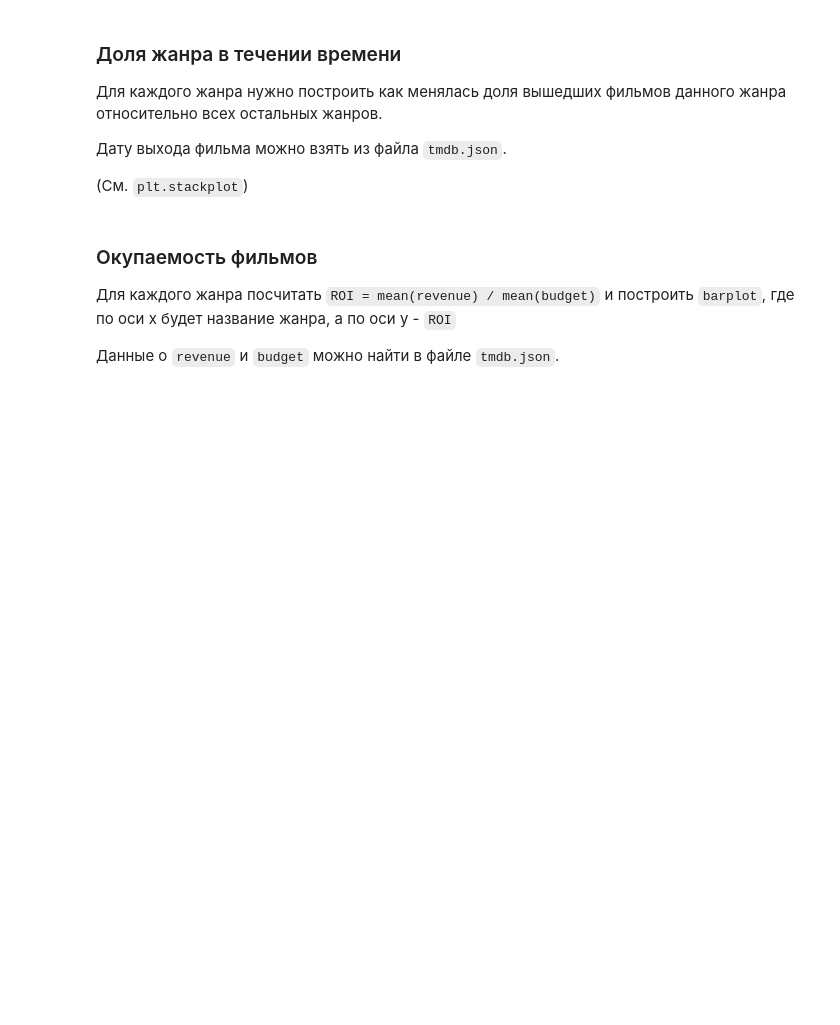
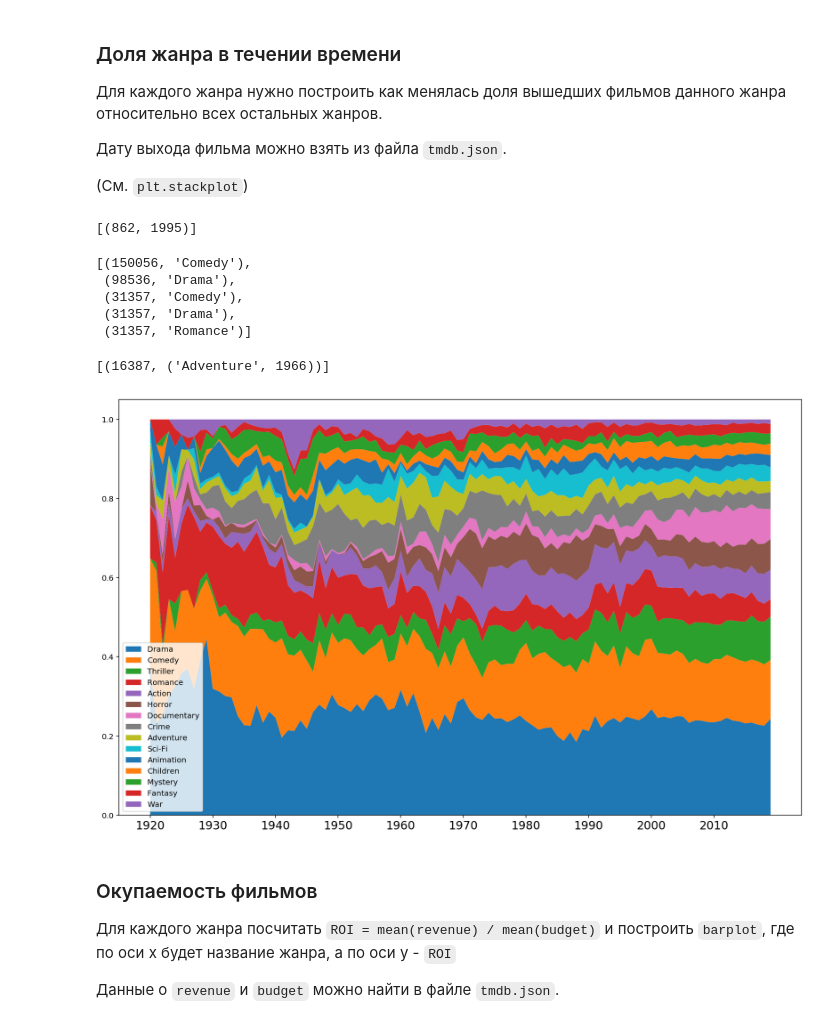
Before and after one commit to ishugaepov/MLBD, a Jupyter notebook: apache_spark/notebooks/spark_examples.ipynb, the cells around one changed output. Cells and saved outputs as stored; diff of their text form; code cells hidden in the pictures; blank space fills up the shorter version.

```diff
--- a/apache_spark/notebooks/spark_examples.ipynb
+++ b/apache_spark/notebooks/spark_examples.ipynb
@@ -328,3 +511,71 @@ plt.show()
+# %%
+######################################
+######### YOUR CODE HERE #############
+######################################
+
+dates = tmdb \
+    .keyBy(lambda info: info["id"])\
+    .mapValues(lambda info: info["release_date"])\
+    .filter(lambda key_value: key_value[1] != "")\
+    .mapValues(lambda release_date: int(release_date.split("-")[0]))
+
+dates.take(1)
+# %% [output]
+[(862, 1995)]
+# %%
+genre_tmdb = genres \
+    .join(links)\
+    .filter(lambda key_value: key_value[1][1][1] != "")\
+    .map(lambda key_value: (int(key_value[1][1][1]), key_value[1][0][1]))\
+    .flatMapValues(lambda genre: genre.split('|'))
+
+genre_tmdb.take(5)
+# %% [output]
+[(150056, 'Comedy'),
+ (98536, 'Drama'),
+ (31357, 'Comedy'),
+ (31357, 'Drama'),
+ (31357, 'Romance')]
+# %%
+genre_dates = genre_tmdb \
+    .filter(lambda key_value: key_value[1] in selected_genres)\
+    .join(dates)
+
+genre_dates.take(1)
+# %% [output]
+[(16387, ('Adventure', 1966))]
+# %%
+year_number = genre_dates \
+    .map(lambda key_value: (key_value[1][1], 1))\
+    .reduceByKey(lambda a, b: a + b)
+
+genre_year = genre_dates \
+    .map(lambda key_value: (key_value[1], 1))\
+    .filter(lambda key_value: 1920 <= key_value[0][1] <= 2019)\
+    .reduceByKey(lambda a, b: a + b)\
+    .map(lambda key_value: (key_value[0][1], (key_value[0][0], key_value[1])))\
+    .join(year_number)\
+    .mapValues(lambda info: (info[0][0], info[0][1] / info[1]))\
+    .collect()
+# %%
+years, genre_info = zip(*genre_year)
+all_years = list(range(1920, 2020))
+y = np.zeros((len(selected_genres), len(all_years)))
+
+genre_id = {genre: i for i, genre in enumerate(selected_genres)}
+year_id = {year: i for i, year in enumerate(all_years)}
+
+for year, (genre, ratio) in zip(years, genre_info):
+    y[genre_id[genre]][year_id[year]] += ratio
+# %%
+f, ax = plt.subplots(figsize=(16, 10))
+
+ax.stackplot(unique_years, y, labels=selected_genres)
+ax.legend(loc='lower left')
+plt.xticks(unique_years[::10], fontsize=15)
+plt.show()
+# %% [output]
+[figure, added]
 # %% [markdown]
 ### Окупаемость фильмов
 
```
Also changed, not shown: parts of 35 cells of this notebook.
